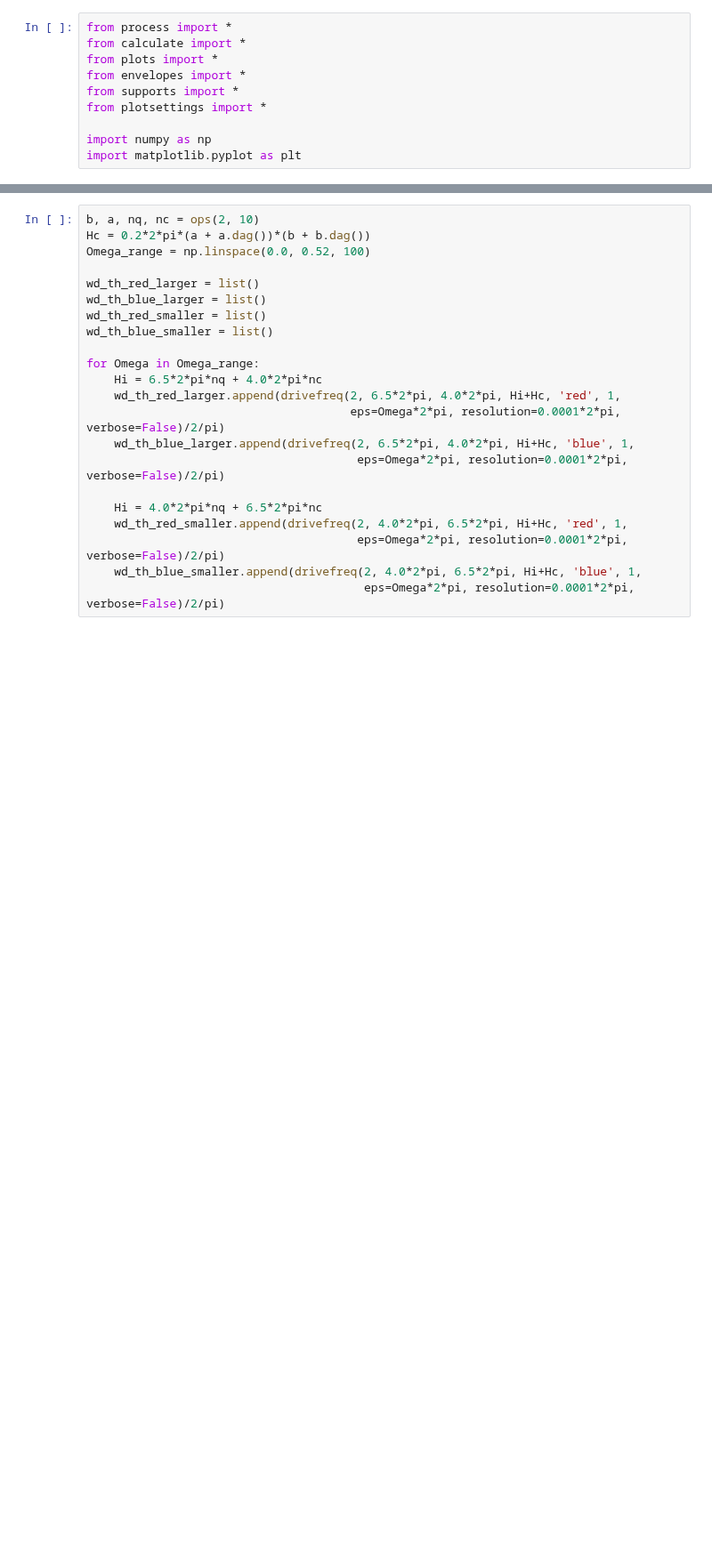
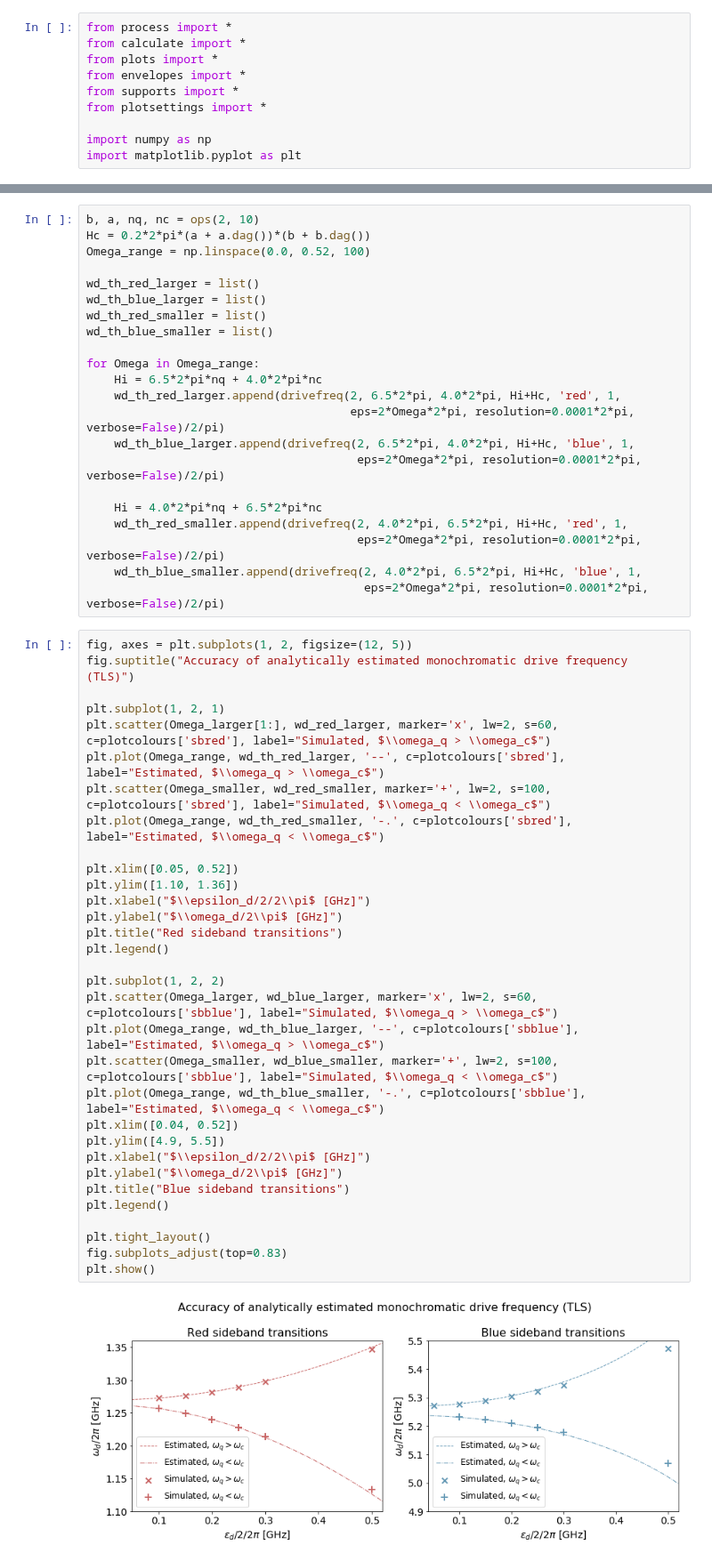
Before and after one commit to wouterkesselsap/thesis, a Jupyter notebook: overview_TLS_single.ipynb, the cells around one changed output, grey strips where cells are left out. Shown at 89% size. Drawn from its saved outputs; the diff is of its cells as text; blank space fills up the shorter version.

```diff
--- a/overview_TLS_single.ipynb
+++ b/overview_TLS_single.ipynb
@@ -48,12 +38,46 @@ wd_th_blue_smaller = list()
 for Omega in Omega_range:
     Hi = 6.5*2*pi*nq + 4.0*2*pi*nc
     wd_th_red_larger.append(drivefreq(2, 6.5*2*pi, 4.0*2*pi, Hi+Hc, 'red', 1,
-                                      eps=Omega*2*pi, resolution=0.0001*2*pi, verbose=False)/2/pi)
+                                      eps=2*Omega*2*pi, resolution=0.0001*2*pi, verbose=False)/2/pi)
     wd_th_blue_larger.append(drivefreq(2, 6.5*2*pi, 4.0*2*pi, Hi+Hc, 'blue', 1,
-                                       eps=Omega*2*pi, resolution=0.0001*2*pi, verbose=False)/2/pi)
+                                       eps=2*Omega*2*pi, resolution=0.0001*2*pi, verbose=False)/2/pi)
 
     Hi = 4.0*2*pi*nq + 6.5*2*pi*nc
     wd_th_red_smaller.append(drivefreq(2, 4.0*2*pi, 6.5*2*pi, Hi+Hc, 'red', 1,
-                                       eps=Omega*2*pi, resolution=0.0001*2*pi, verbose=False)/2/pi)
+                                       eps=2*Omega*2*pi, resolution=0.0001*2*pi, verbose=False)/2/pi)
     wd_th_blue_smaller.append(drivefreq(2, 4.0*2*pi, 6.5*2*pi, Hi+Hc, 'blue', 1,
-                                        eps=Omega*2*pi, resolution=0.0001*2*pi, verbose=False)/2/pi)
+                                        eps=2*Omega*2*pi, resolution=0.0001*2*pi, verbose=False)/2/pi)
+# %%
+fig, axes = plt.subplots(1, 2, figsize=(12, 5))
+fig.suptitle("Accuracy of analytically estimated monochromatic drive frequency (TLS)")
+
+plt.subplot(1, 2, 1)
+plt.scatter(Omega_larger[1:], wd_red_larger, marker='x', lw=2, s=60, c=plotcolours['sbred'], label="Simulated, $\\omega_q > \\omega_c$")
+plt.plot(Omega_range, wd_th_red_larger, '--', c=plotcolours['sbred'], label="Estimated, $\\omega_q > \\omega_c$")
+plt.scatter(Omega_smaller, wd_red_smaller, marker='+', lw=2, s=100, c=plotcolours['sbred'], label="Simulated, $\\omega_q < \\omega_c$")
+plt.plot(Omega_range, wd_th_red_smaller, '-.', c=plotcolours['sbred'], label="Estimated, $\\omega_q < \\omega_c$")
+
+plt.xlim([0.05, 0.52])
+plt.ylim([1.10, 1.36])
+plt.xlabel("$\\epsilon_d/2/2\\pi$ [GHz]")
+plt.ylabel("$\\omega_d/2\\pi$ [GHz]")
+plt.title("Red sideband transitions")
+plt.legend()
+
+plt.subplot(1, 2, 2)
+plt.scatter(Omega_larger, wd_blue_larger, marker='x', lw=2, s=60, c=plotcolours['sbblue'], label="Simulated, $\\omega_q > \\omega_c$")
+plt.plot(Omega_range, wd_th_blue_larger, '--', c=plotcolours['sbblue'], label="Estimated, $\\omega_q > \\omega_c$")
+plt.scatter(Omega_smaller, wd_blue_smaller, marker='+', lw=2, s=100, c=plotcolours['sbblue'], label="Simulated, $\\omega_q < \\omega_c$")
+plt.plot(Omega_range, wd_th_blue_smaller, '-.', c=plotcolours['sbblue'], label="Estimated, $\\omega_q < \\omega_c$")
+plt.xlim([0.04, 0.52])
+plt.ylim([4.9, 5.5])
+plt.xlabel("$\\epsilon_d/2/2\\pi$ [GHz]")
+plt.ylabel("$\\omega_d/2\\pi$ [GHz]")
+plt.title("Blue sideband transitions")
+plt.legend()
+
+plt.tight_layout()
+fig.subplots_adjust(top=0.83)
+plt.show()
+# %% [output]
+[figure, added]
```
Also changed, not shown: parts of 6 cells of this notebook, 3 other files.
